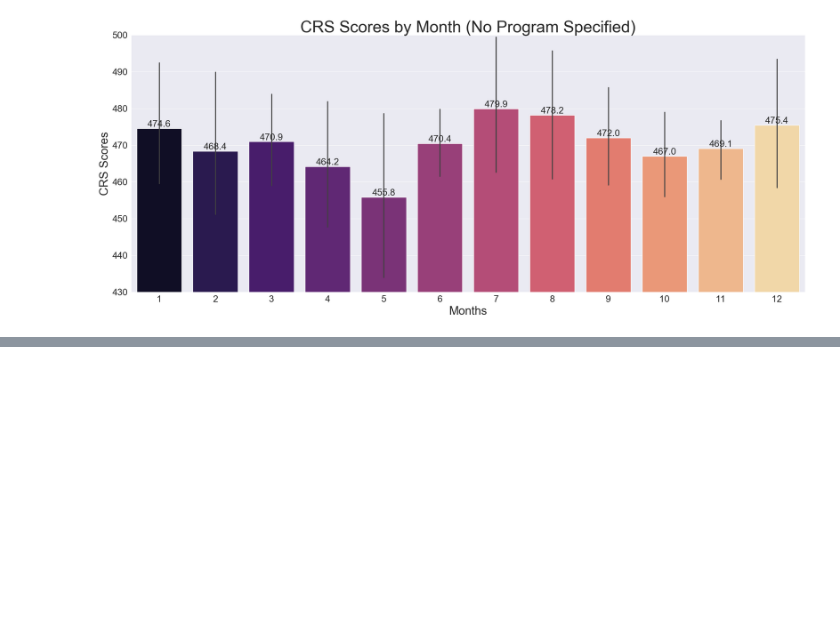
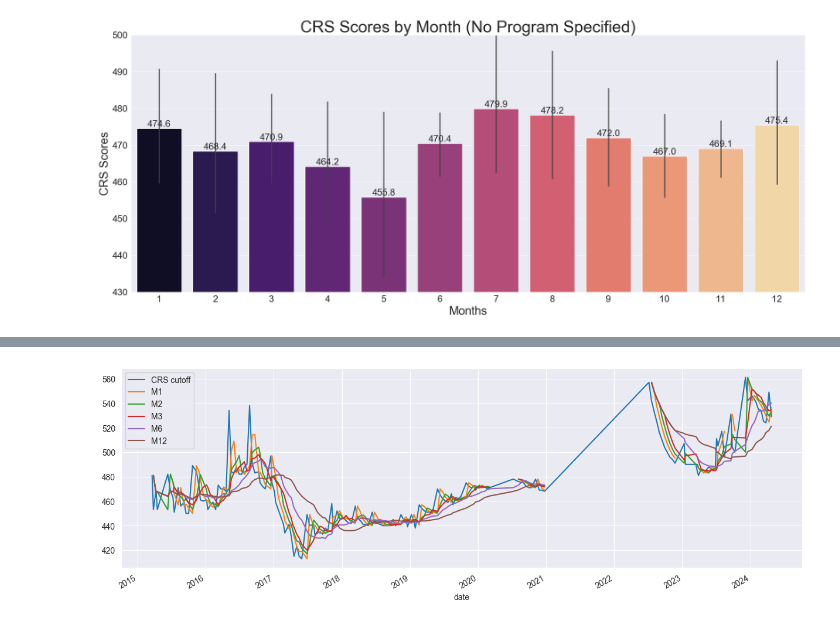
Before and after one commit to anicolas91/CRScanada_MLOps, a Jupyter notebook: CRScanada_modelDevelopment.ipynb, the cells around one changed output, grey strips where cells are left out. Saved outputs shown, nothing was run; the diff lists cells and outputs as text; code cells hidden in the pictures; blank space fills up the shorter version.

```diff
--- a/CRScanada_modelDevelopment.ipynb
+++ b/CRScanada_modelDevelopment.ipynb
@@ -360,0 +361,13 @@ Given the type of data we have (non-stationary and seasonal with ~300 points and
+# %%
+# create mini df and set datetime as index
+df_roll = df[['CRS cutoff','date']].set_index('date').copy()
+df_roll = df_roll.iloc[::-1]
+# get mean CRS in the past N months prior to this value
+df_roll['M1'] = df_roll['CRS cutoff'].rolling('30D', min_periods=1,closed='left').mean()
+df_roll['M2'] = df_roll['CRS cutoff'].rolling('60D', min_periods=1,closed='left').mean()
+df_roll['M3'] = df_roll['CRS cutoff'].rolling('90D', min_periods=1,closed='left').mean()
+df_roll['M6'] = df_roll['CRS cutoff'].rolling('180D', min_periods=1,closed='left').mean()
+df_roll['M12'] = df_roll['CRS cutoff'].rolling('360D', min_periods=1,closed='left').mean()
+# flip from new to old
+df_roll = df_roll.iloc[::-1]
+df_roll
@@ -360,0 +399,5 @@ Given the type of data we have (non-stationary and seasonal with ~300 points and
+# %%
+#plot it
+_ = df_roll[['CRS cutoff','M1','M2','M3','M6','M12']].plot(figsize=(15, 5))
+# %% [output]
+[figure, added]
```
Also changed, not shown: parts of 33 cells of this notebook.
